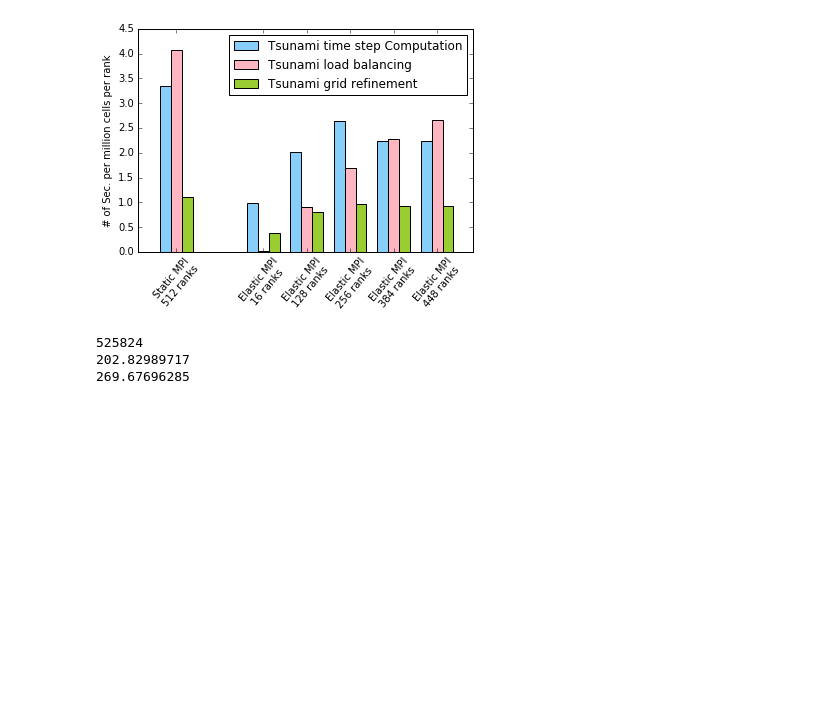
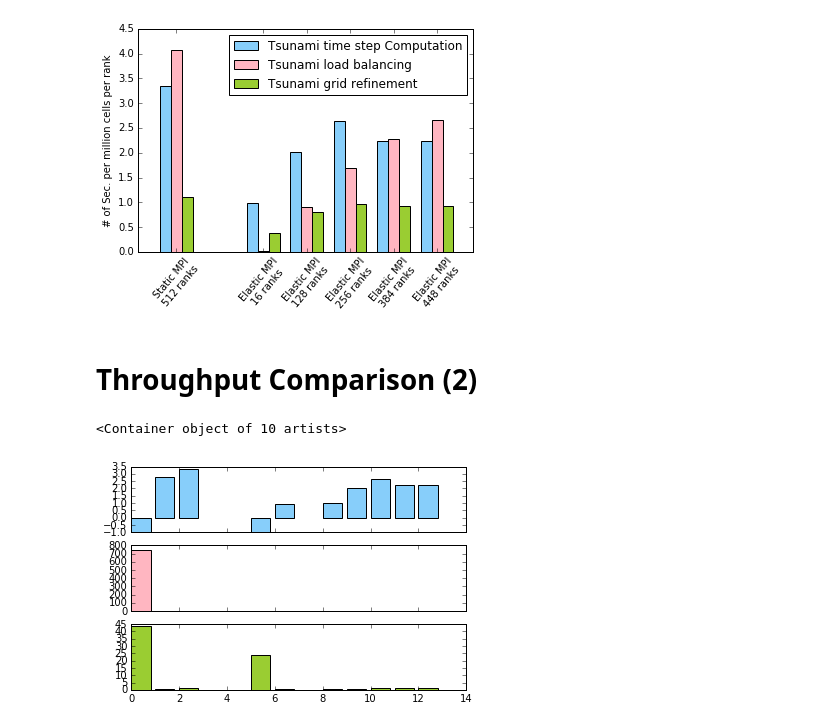
Before and after one commit to hellenbr/iSamoa, a Jupyter notebook: scripts/paper_cf17/Performance_2.ipynb, the cells around one changed output. Saved outputs shown, nothing was run; the diff lists cells and outputs as text; code cells hidden in the pictures; blank space fills up the shorter version.

```diff
--- a/scripts/paper_cf17/Performance_2.ipynb
+++ b/scripts/paper_cf17/Performance_2.ipynb
@@ -95,9 +95,6 @@ for file in files:
     # Throughput
     #################
 
-    # Remove the Init and EQ phase
-    markers = markers[2:]
-
     for marker in markers:
 
         # ranks
@@ -238,12 +238,62 @@ ax.set_ylabel('# of Sec. per million cells per rank')
 fig.savefig(basepath + "/thruput_comparison.pdf", bbox_inches='tight')
 # %% [output]
 [figure]
-# %%
-print(all_mcells[0][2])
-
-print(all_nelaps[0][-1])
-print(all_nelaps[1][-1])
-# %% [output]
-525824
-202.82989717
-269.67696285
+# %% [markdown]
+# Throughput Comparison (2)
+# %%
+# The first 3 data is from MPI
+tsu_ranks = all_tsu_ranks[0]
+tsu_ts_et = all_tsu_ts_et[0]
+tsu_lb_et = all_tsu_lb_et[0]
+tsu_adp_et = all_tsu_adp_et[0]
+
+# The rest are from iMPI Fit
+tsu_ranks = tsu_ranks + all_tsu_ranks[1]
+tsu_ts_et = tsu_ts_et + all_tsu_ts_et[1]
+tsu_lb_et = tsu_lb_et + all_tsu_lb_et[1]
+tsu_adp_et = tsu_adp_et + all_tsu_adp_et[1]
+
+# Set bar locations
+loc = np.arange(len(tsu_ranks))
+for i in range(3, len(loc)):
+    loc[i] = loc[i] + 2
+for i in range(5, len(loc)):
+    loc[i] = loc[i] + 1
+
+# xtick labels
+xlabels = []
+str = 'Static %d ranks\nInitialization' % tsu_ranks[0]
+xlabels = xlabels + [str]
+str = 'Static %d ranks\nEarthquake' % tsu_ranks[0]
+xlabels = xlabels + [str]
+str = 'Static %d ranks\nTsunami' % tsu_ranks[0]
+xlabels = xlabels + [str]
+
+for i in range(3,len(tsu_ranks)):
+    if (i == 3):
+        str = 'Elastic %d ranks\nInitialization' % tsu_ranks[i]
+        xlabels = xlabels + [str]
+    elif (i == 4):
+        str = 'Elastic %d ranks\nEarthquake' % tsu_ranks[i]
+        xlabels = xlabels + [str]
+    else:
+        str = 'Elastic %d ranks\nTsunami' % tsu_ranks[i]
+        xlabels = xlabels + [str]
+
+# bar width
+width = 0.8
+
+# plot
+fig, axs = plt.subplots(3, sharex=True)
+axs[0].bar(loc, tsu_ts_et, width, color='lightskyblue')
+axs[1].bar(loc, tsu_lb_et, width, color='lightpink')
+axs[2].bar(loc, tsu_adp_et, width, color='yellowgreen')
+
+
+# f, axarr = plt.subplots(2, sharex=True)
+# axarr[0].plot(x, y)
+# axarr[0].set_title('Sharing X axis')
+# axarr[1].scatter(x, y)
+# %% [output]
+<Container object of 10 artists>
+[figure, added]
```
Also changed, not shown: parts of 2 cells of this notebook.
